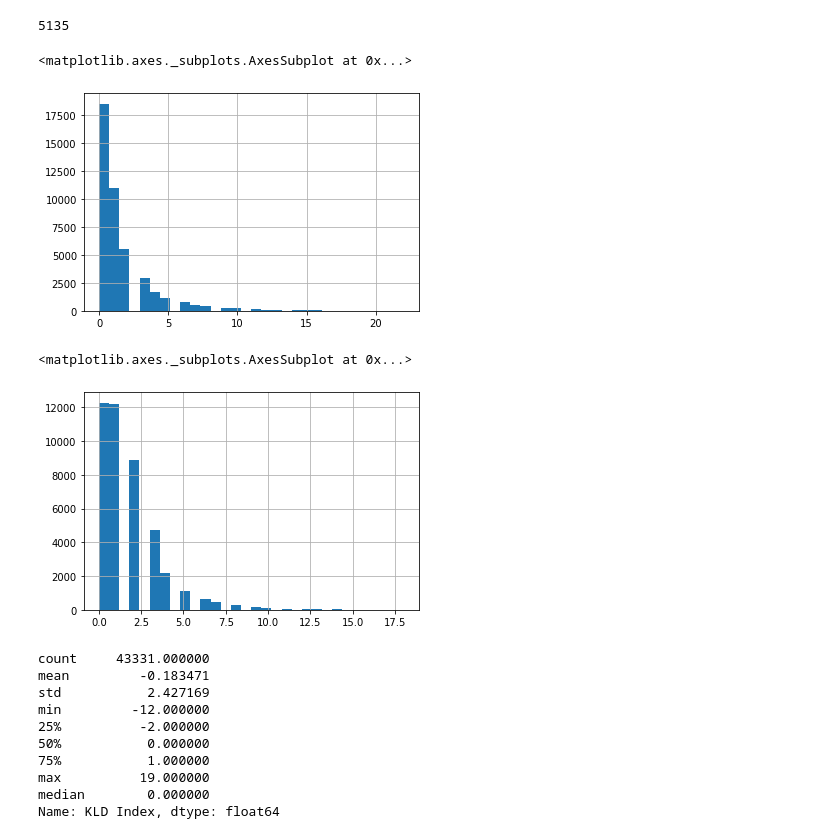
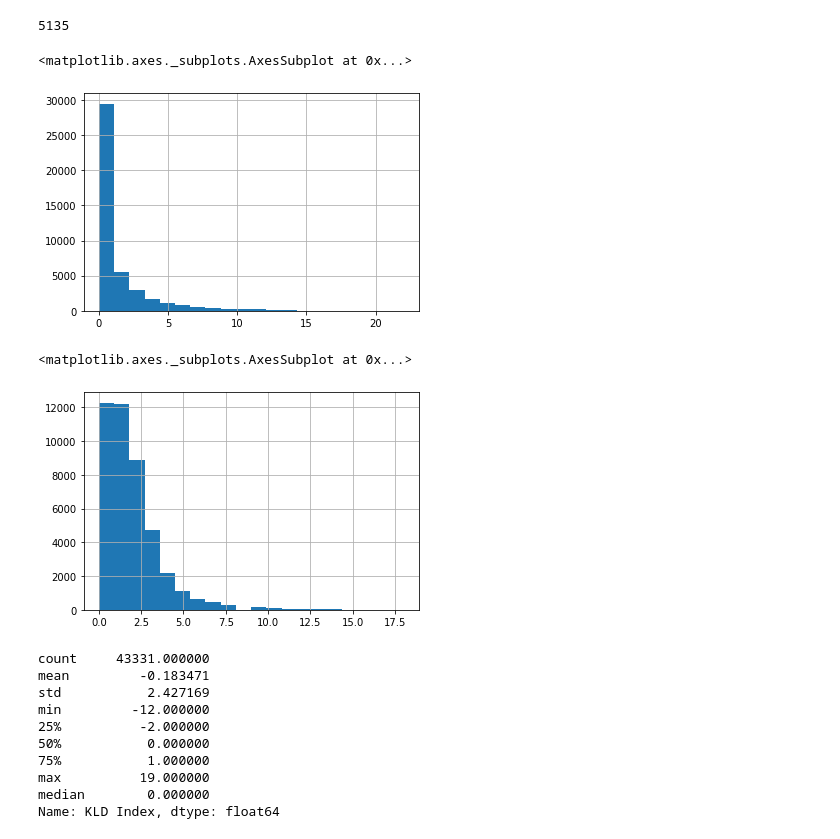
Before and after one commit to pakshingho/ESG, a Jupyter notebook: KLD_Compustat.ipynb, the cells around one changed output. Saved outputs shown, nothing was run; the diff lists cells and outputs as text; code cells hidden in the pictures.

```diff
--- a/KLD_Compustat.ipynb
+++ b/KLD_Compustat.ipynb
@@ -207,15 +207,15 @@ It can be skewed by the controversial issues. It does not preserve order of KLD
 # %% [output]
 5135
 # %%
-data['positive'].hist(bins=30)
+data['positive'].hist(bins=20)
 # %% [output]
 <matplotlib.axes._subplots.AxesSubplot at 0x...>
-[figure, old version]
+[figure, new version]
 # %%
-data['negative'].hist(bins=30)
+data['negative'].hist(bins=20)
 # %% [output]
 <matplotlib.axes._subplots.AxesSubplot at 0x...>
-[figure, old version]
+[figure, new version]
 # %%
 KLD_summary = data['KLD Index'].describe()
 KLD_summary['median'] = data['KLD Index'].median()
```
Also changed, not shown: parts of 39 cells of this notebook.
